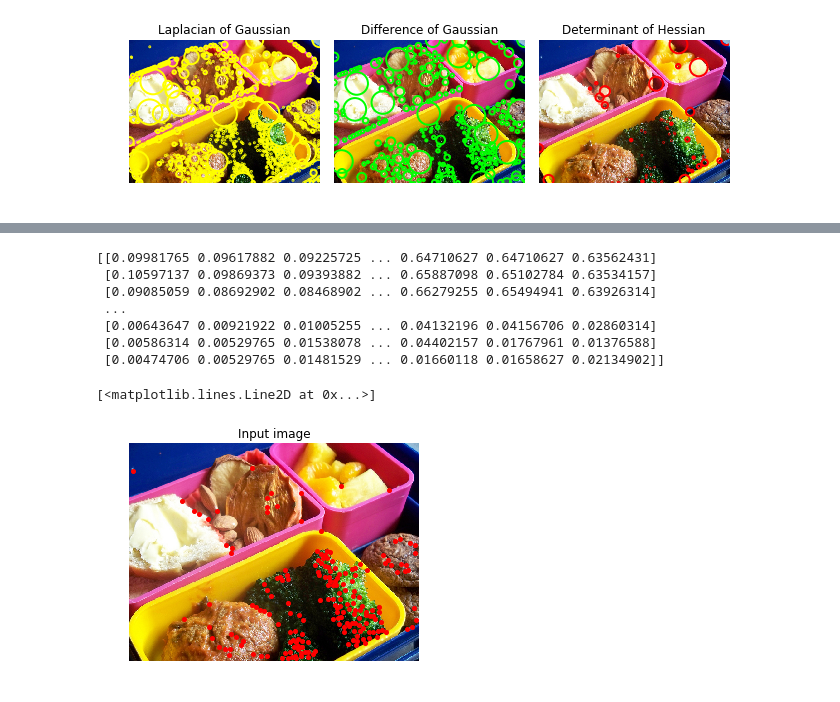
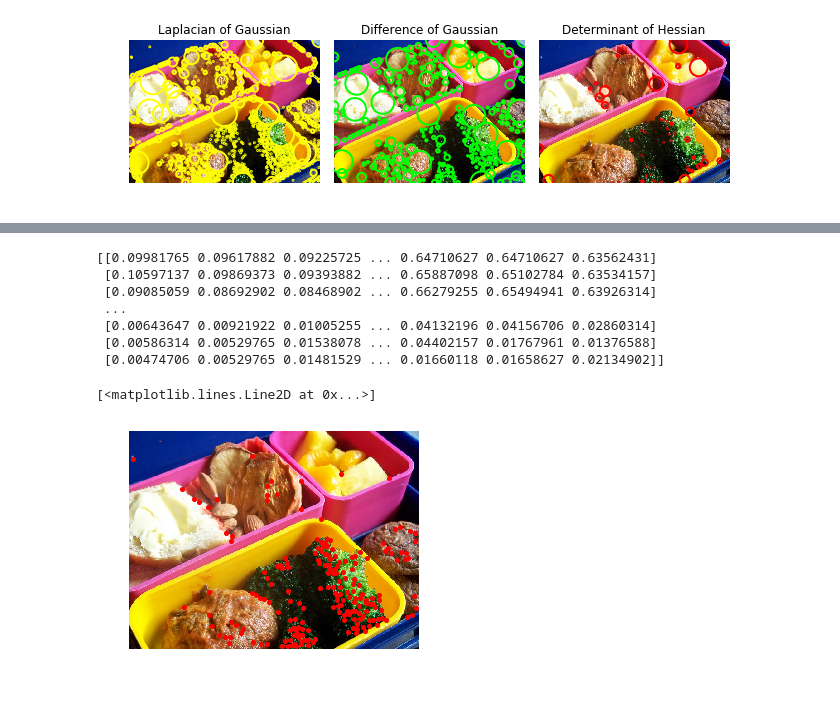
Before and after one commit to Anilith/Avanade, a Jupyter notebook: Thesis.ipynb, the cells around one changed output, grey strips where cells are left out. Saved outputs shown, nothing was run; the diff lists cells and outputs as text; code cells hidden in the pictures.

```diff
--- a/Thesis.ipynb
+++ b/Thesis.ipynb
@@ -220,20 +222,19 @@ plt.show()
 # %%
 print(gray_img)
 coords = corner_peaks(corner_harris(gray_img), min_distance=5)
 
 fig, (ax) = plt.subplots(1, figsize=(8, 4))
 
 ax.axis('off')
 ax.imshow(image)
-ax.set_title('Input image')
 ax.plot(coords[:, 1], coords[:, 0], 'or', ms=4)
 # %% [output]
 [[0.09981765 0.09617882 0.09225725 ... 0.64710627 0.64710627 0.63562431]
  [0.10597137 0.09869373 0.09393882 ... 0.65887098 0.65102784 0.63534157]
  [0.09085059 0.08692902 0.08468902 ... 0.66279255 0.65494941 0.63926314]
  ...
  [0.00643647 0.00921922 0.01005255 ... 0.04132196 0.04156706 0.02860314]
  [0.00586314 0.00529765 0.01538078 ... 0.04402157 0.01767961 0.01376588]
  [0.00474706 0.00529765 0.01481529 ... 0.01660118 0.01658627 0.02134902]]
 [<matplotlib.lines.Line2D at 0x...>]
-[figure, old version]
+[figure, new version]
```
Also changed, not shown: parts of 2 cells of this notebook.
